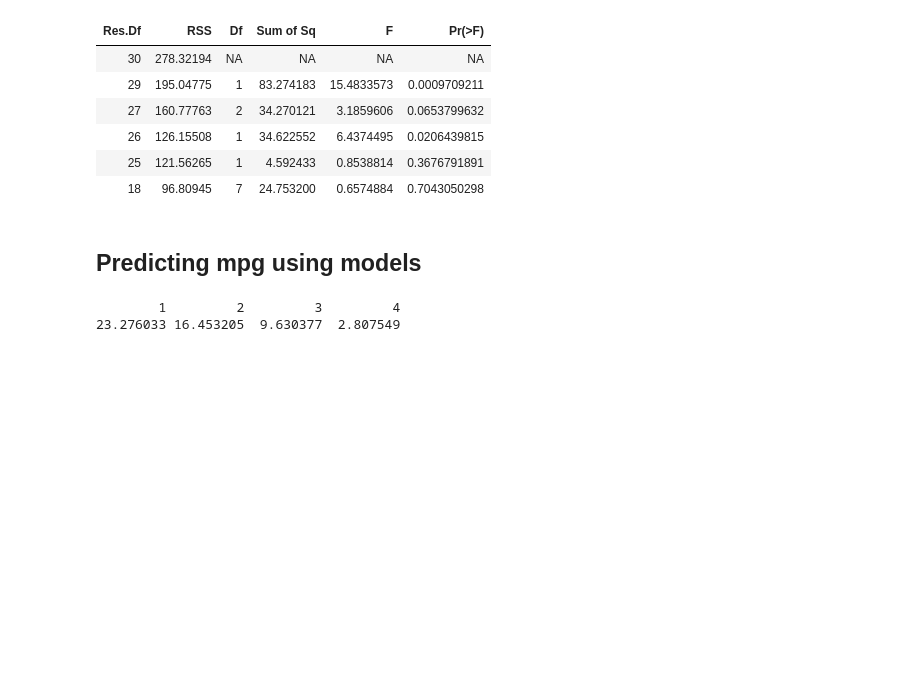
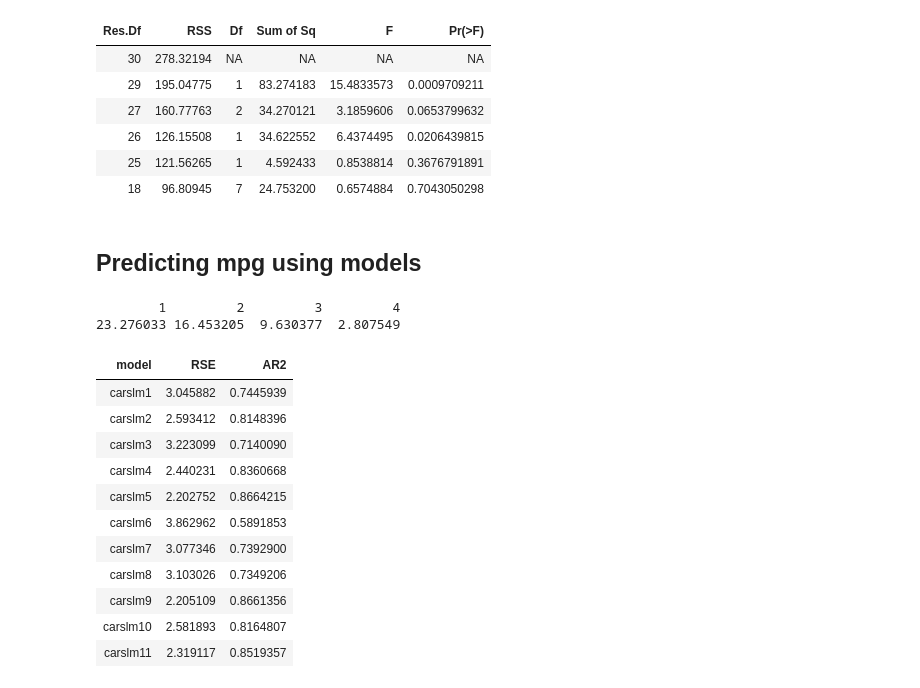
Before and after one commit to nkjadhav/Practise-R, a Jupyter notebook: Day 6/Day 6.ipynb, the cells around one changed output. Drawn from its saved outputs; the diff is of its cells as text; code cells hidden in the pictures; blank space fills up the shorter version.

Commit message:
Added RSE and AR2 as Dataframe

```diff
--- a/Day 6/Day 6.ipynb
+++ b/Day 6/Day 6.ipynb
@@ -367,6 +397,10 @@ carslm8<-lm(mpg~poly(hp,3), data=cars) #fitting linear regression model
 v<-carslm8$residuals
 sum(v^2)
 summary(carslm8)
+
+rse<-sigma(carslm8)
+ar2<-summary(carslm8)$adj.r.squared
+mydata <- rbind(mydata, data.frame(model = c("carslm8"), RSE = c(rse), AR2 = c(ar2)))
 # %% [output]
 [1] 269.6056
 Call:
@@ -394,6 +428,10 @@ carslm9<-lm(mpg~wt+hp+cyl+wt*hp+I(hp^2), data=cars) #fitting linear regression m
 v<-carslm9$residuals
 sum(v^2)
 summary(carslm9)
+
+rse<-sigma(carslm9)
+ar2<-summary(carslm9)$adj.r.squared
+mydata <- rbind(mydata, data.frame(model = c("carslm9"), RSE = c(rse), AR2 = c(ar2)))
 # %% [output]
 [1] 121.5626
 Call:
@@ -419,6 +457,10 @@ carslm10<-lm(mpg~., data=cars) #fitting linear regression model
 v<-carslm10$residuals
 sum(v^2)
 summary(carslm10)
+
+rse<-sigma(carslm10)
+ar2<-summary(carslm10)$adj.r.squared
+mydata <- rbind(mydata, data.frame(model = c("carslm10"), RSE = c(rse), AR2 = c(ar2)))
 # %% [output]
 [1] 133.3235
 Call:
@@ -444,6 +486,10 @@ carslm11<-lm(mpg~.+wt*hp+I(hp^2), data=cars) #fitting linear regression model
 v<-carslm11$residuals
 sum(v^2)
 summary(carslm11)
+
+rse<-sigma(carslm11)
+ar2<-summary(carslm11)$adj.r.squared
+mydata <- rbind(mydata, data.frame(model = c("carslm11"), RSE = c(rse), AR2 = c(ar2)))
 # %% [output]
 [1] 96.80945
 Call:
@@ -498,0 +543,15 @@ summary$
+# %%
+mydata
+# %% [output]
+| model | RSE | AR2 |
+| carslm1 | 3.045882 | 0.7445939 |
+| carslm2 | 2.593412 | 0.8148396 |
+| carslm3 | 3.223099 | 0.7140090 |
+| carslm4 | 2.440231 | 0.8360668 |
+| carslm5 | 2.202752 | 0.8664215 |
+| carslm6 | 3.862962 | 0.5891853 |
+| carslm7 | 3.077346 | 0.7392900 |
+| carslm8 | 3.103026 | 0.7349206 |
+| carslm9 | 2.205109 | 0.8661356 |
+| carslm10 | 2.581893 | 0.8164807 |
+| carslm11 | 2.319117 | 0.8519357 |
```
Also changed, not shown: parts of 9 cells of this notebook.
